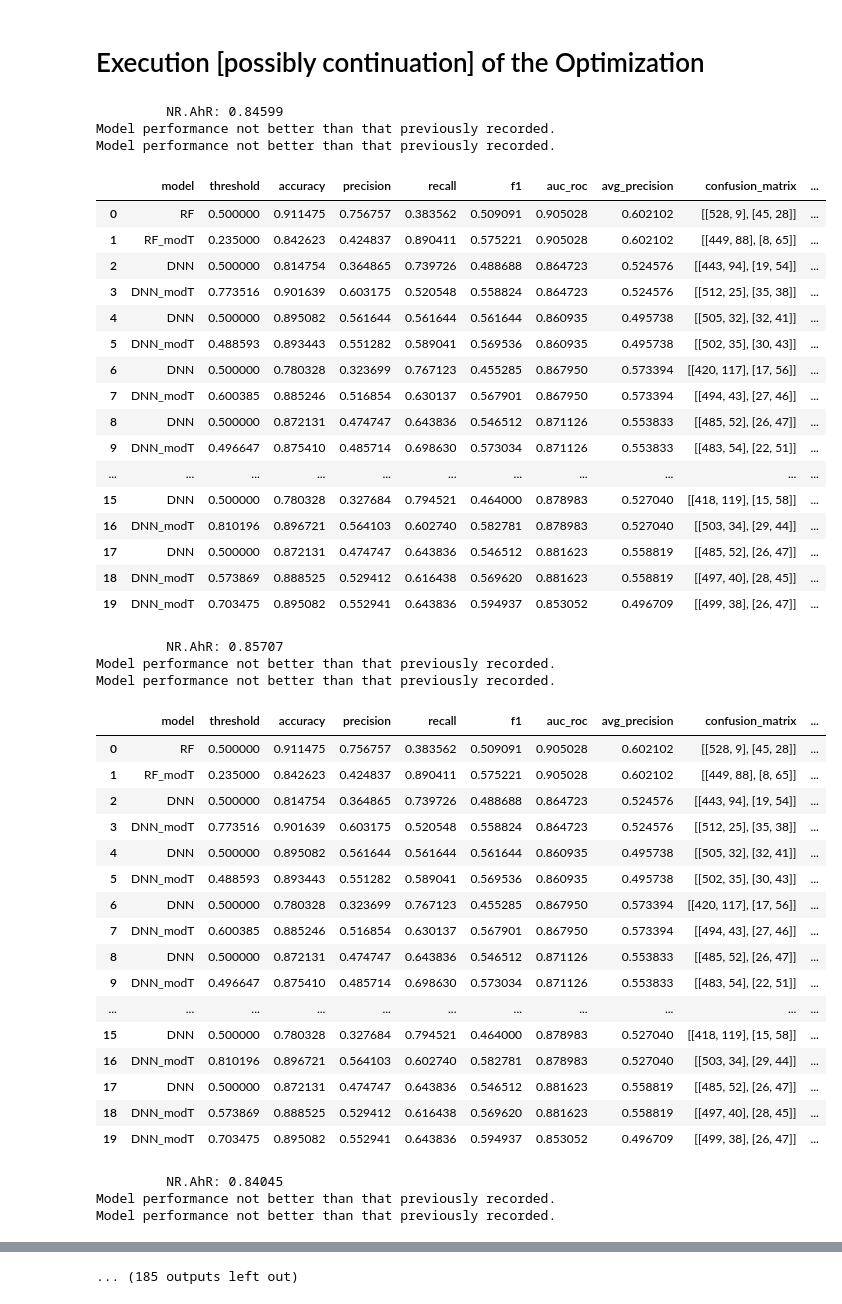
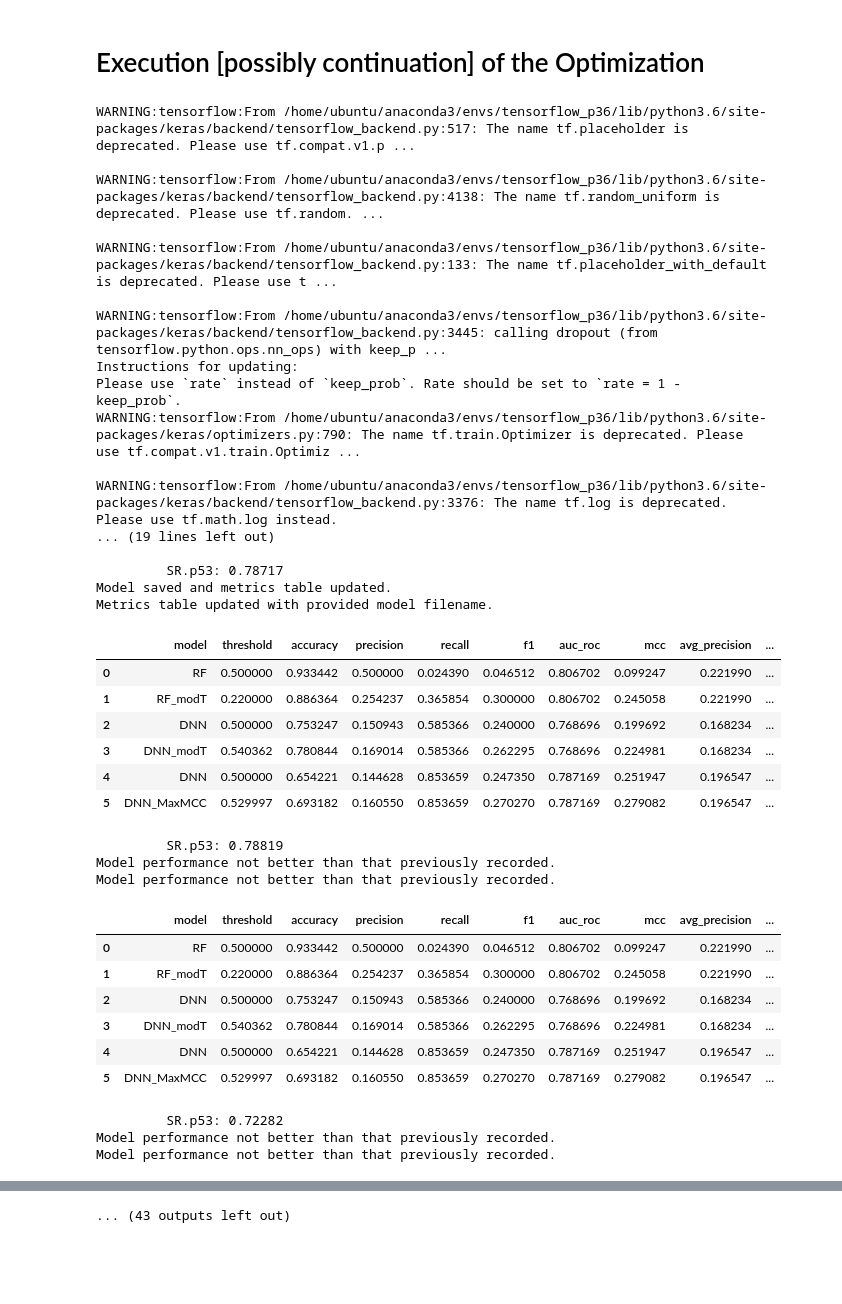
Before and after one commit to spdavern/metis_project5, a Jupyter notebook: bayesian_optimization_all_targets.ipynb, the cells around one changed output, grey strips where cells are left out. Saved outputs shown, nothing was run; the diff lists cells and outputs as text; code cells hidden in the pictures; blank space fills up the shorter version.

```diff
--- a/bayesian_optimization_all_targets.ipynb
+++ b/bayesian_optimization_all_targets.ipynb
@@ -105,8 +108,7 @@ def objective(params):
         x_resampled, y_resampled, batch_size=params['batch_size'], epochs=200,\
         validation_data=(x_val,y_val), verbose=0,
         callbacks=[
-            keras.callbacks.callbacks.CSVLogger(logfilename, separator=',', append=True),
-            keras.callbacks.callbacks.ProgbarLogger(count_mode='samples', stateful_metrics=None),
+            keras.callbacks.CSVLogger(logfilename, separator=',', append=True),
             keras.callbacks.EarlyStopping(patience=8,verbose=0,\
                                           restore_best_weights=True),
             keras.callbacks.ReduceLROnPlateau(factor=0.5,patience=3,verbose=0)
@@ -184,74 +186,68 @@ for target in y_tr.columns[::-1]:
         trials = Trials()
         ITERATION = 0
 
     # Set up Tracking File
     out_file = os.path.join(target_path,'tracking.csv')
     if os.path.exists(out_file) and Continue_Existing_Trials:
         print(out_file,' ready for continued tracking.')
     else:
         set_up_tracking_file(out_file)
 
     # Determine rows with available data
     rows_tr = np.isfinite(y_tr[target]).values
     rows_te = np.isfinite(y_te[target]).values
     x,y = x_tr[rows_tr], y_tr[target][rows_tr]
 
     # Address Class Imbalance
     x_train, x_val, y_train, y_val = train_test_split(x, y, stratify=y, \
                                                       test_size=0.2, random_state=42)
     ros = RandomOverSampler(random_state=0)
     x_resampled, y_resampled = ros.fit_sample(x_train,y_train)
 
     # Optimize
     best = fmin(fn= objective,
                 space= space,
                 algo= tpe.suggest,
                 max_evals = 250,
                 trials= trials)
     print('Best model:',best)
 
-    pickle.dump(trials, open(os.path.join(target_path,'trials.pkl')", "wb"))
+    pickle.dump(trials, open(os.path.join(target_path,'trials.pkl'), "wb"))
 # %% [output]
-         NR.AhR: 0.84599
-Model performance not better than that previously recorded.
-Model performance not better than that previously recorded.
+WARNING:tensorflow:From /home/ubuntu/anaconda3/envs/tensorflow_p36/lib/python3.6/site-packages/keras/backend/tensorflow_backend.py:517: The name tf.placeholder is deprecated. Please use tf.compat.v1.p ...
+
+WARNING:tensorflow:From /home/ubuntu/anaconda3/envs/tensorflow_p36/lib/python3.6/site-packages/keras/backend/tensorflow_backend.py:4138: The name tf.random_uniform is deprecated. Please use tf.random. ...
+
+WARNING:tensorflow:From /home/ubuntu/anaconda3/envs/tensorflow_p36/lib/python3.6/site-packages/keras/backend/tensorflow_backend.py:133: The name tf.placeholder_with_default is deprecated. Please use t ...
+
+WARNING:tensorflow:From /home/ubuntu/anaconda3/envs/tensorflow_p36/lib/python3.6/site-packages/keras/backend/tensorflow_backend.py:3445: calling dropout (from tensorflow.python.ops.nn_ops) with keep_p ...
+Instructions for updating:
+Please use `rate` instead of `keep_prob`. Rate should be set to `rate = 1 - keep_prob`.
+WARNING:tensorflow:From /home/ubuntu/anaconda3/envs/tensorflow_p36/lib/python3.6/site-packages/keras/optimizers.py:790: The name tf.train.Optimizer is deprecated. Please use tf.compat.v1.train.Optimiz ...
+
+WARNING:tensorflow:From /home/ubuntu/anaconda3/envs/tensorflow_p36/lib/python3.6/site-packages/keras/backend/tensorflow_backend.py:3376: The name tf.log is deprecated. Please use tf.math.log instead.
+... (19 lines left out)
+
+         SR.p53: 0.78717
+Model saved and metrics table updated.
+Metrics table updated with provided model filename.
-|  | model | threshold | accuracy | precision | recall | f1 | auc_roc | avg_precision | confusion_matrix | ... |
-| 0 | RF | 0.500000 | 0.911475 | 0.756757 | 0.383562 | 0.509091 | 0.905028 | 0.602102 | [[528, 9], [45, 28]] | ... |
-| 1 | RF_modT | 0.235000 | 0.842623 | 0.424837 | 0.890411 | 0.575221 | 0.905028 | 0.602102 | [[449, 88], [8, 65]] | ... |
-| 2 | DNN | 0.500000 | 0.814754 | 0.364865 | 0.739726 | 0.488688 | 0.864723 | 0.524576 | [[443, 94], [19, 54]] | ... |
-| 3 | DNN_modT | 0.773516 | 0.901639 | 0.603175 | 0.520548 | 0.558824 | 0.864723 | 0.524576 | [[512, 25], [35, 38]] | ... |
-| 4 | DNN | 0.500000 | 0.895082 | 0.561644 | 0.561644 | 0.561644 | 0.860935 | 0.495738 | [[505, 32], [32, 41]] | ... |
-| 5 | DNN_modT | 0.488593 | 0.893443 | 0.551282 | 0.589041 | 0.569536 | 0.860935 | 0.495738 | [[502, 35], [30, 43]] | ... |
-| 6 | DNN | 0.500000 | 0.780328 | 0.323699 | 0.767123 | 0.455285 | 0.867950 | 0.573394 | [[420, 117], [17, 56]] | ... |
-| 7 | DNN_modT | 0.600385 | 0.885246 | 0.516854 | 0.630137 | 0.567901 | 0.867950 | 0.573394 | [[494, 43], [27, 46]] | ... |
-| 8 | DNN | 0.500000 | 0.872131 | 0.474747 | 0.643836 | 0.546512 | 0.871126 | 0.553833 | [[485, 52], [26, 47]] | ... |
-| 9 | DNN_modT | 0.496647 | 0.875410 | 0.485714 | 0.698630 | 0.573034 | 0.871126 | 0.553833 | [[483, 54], [22, 51]] | ... |
-| ... | ... | ... | ... | ... | ... | ... | ... | ... | ... | ... |
-| 15 | DNN | 0.500000 | 0.780328 | 0.327684 | 0.794521 | 0.464000 | 0.878983 | 0.527040 | [[418, 119], [15, 58]] | ... |
-| 16 | DNN_modT | 0.810196 | 0.896721 | 0.564103 | 0.602740 | 0.582781 | 0.878983 | 0.527040 | [[503, 34], [29, 44]] | ... |
-| 17 | DNN | 0.500000 | 0.872131 | 0.474747 | 0.643836 | 0.546512 | 0.881623 | 0.558819 | [[485, 52], [26, 47]] | ... |
-| 18 | DNN_modT | 0.573869 | 0.888525 | 0.529412 | 0.616438 | 0.569620 | 0.881623 | 0.558819 | [[497, 40], [28, 45]] | ... |
-| 19 | DNN_modT | 0.703475 | 0.895082 | 0.552941 | 0.643836 | 0.594937 | 0.853052 | 0.496709 | [[499, 38], [26, 47]] | ... |
+|  | model | threshold | accuracy | precision | recall | f1 | auc_roc | mcc | avg_precision | ... |
+| 0 | RF | 0.500000 | 0.933442 | 0.500000 | 0.024390 | 0.046512 | 0.806702 | 0.099247 | 0.221990 | ... |
+| 1 | RF_modT | 0.220000 | 0.886364 | 0.254237 | 0.365854 | 0.300000 | 0.806702 | 0.245058 | 0.221990 | ... |
+| 2 | DNN | 0.500000 | 0.753247 | 0.150943 | 0.585366 | 0.240000 | 0.768696 | 0.199692 | 0.168234 | ... |
+| 3 | DNN_modT | 0.540362 | 0.780844 | 0.169014 | 0.585366 | 0.262295 | 0.768696 | 0.224981 | 0.168234 | ... |
+| 4 | DNN | 0.500000 | 0.654221 | 0.144628 | 0.853659 | 0.247350 | 0.787169 | 0.251947 | 0.196547 | ... |
+| 5 | DNN_MaxMCC | 0.529997 | 0.693182 | 0.160550 | 0.853659 | 0.270270 | 0.787169 | 0.279082 | 0.196547 | ... |
-         NR.AhR: 0.85707
+         SR.p53: 0.78819
 Model performance not better than that previously recorded.
 Model performance not better than that previously recorded.
-|  | model | threshold | accuracy | precision | recall | f1 | auc_roc | avg_precision | confusion_matrix | ... |
-| 0 | RF | 0.500000 | 0.911475 | 0.756757 | 0.383562 | 0.509091 | 0.905028 | 0.602102 | [[528, 9], [45, 28]] | ... |
-| 1 | RF_modT | 0.235000 | 0.842623 | 0.424837 | 0.890411 | 0.575221 | 0.905028 | 0.602102 | [[449, 88], [8, 65]] | ... |
-| 2 | DNN | 0.500000 | 0.814754 | 0.364865 | 0.739726 | 0.488688 | 0.864723 | 0.524576 | [[443, 94], [19, 54]] | ... |
-| 3 | DNN_modT | 0.773516 | 0.901639 | 0.603175 | 0.520548 | 0.558824 | 0.864723 | 0.524576 | [[512, 25], [35, 38]] | ... |
-| 4 | DNN | 0.500000 | 0.895082 | 0.561644 | 0.561644 | 0.561644 | 0.860935 | 0.495738 | [[505, 32], [32, 41]] | ... |
-| 5 | DNN_modT | 0.488593 | 0.893443 | 0.551282 | 0.589041 | 0.569536 | 0.860935 | 0.495738 | [[502, 35], [30, 43]] | ... |
-| 6 | DNN | 0.500000 | 0.780328 | 0.323699 | 0.767123 | 0.455285 | 0.867950 | 0.573394 | [[420, 117], [17, 56]] | ... |
-| 7 | DNN_modT | 0.600385 | 0.885246 | 0.516854 | 0.630137 | 0.567901 | 0.867950 | 0.573394 | [[494, 43], [27, 46]] | ... |
-| 8 | DNN | 0.500000 | 0.872131 | 0.474747 | 0.643836 | 0.546512 | 0.871126 | 0.553833 | [[485, 52], [26, 47]] | ... |
-| 9 | DNN_modT | 0.496647 | 0.875410 | 0.485714 | 0.698630 | 0.573034 | 0.871126 | 0.553833 | [[483, 54], [22, 51]] | ... |
-| ... | ... | ... | ... | ... | ... | ... | ... | ... | ... | ... |
-| 15 | DNN | 0.500000 | 0.780328 | 0.327684 | 0.794521 | 0.464000 | 0.878983 | 0.527040 | [[418, 119], [15, 58]] | ... |
-| 16 | DNN_modT | 0.810196 | 0.896721 | 0.564103 | 0.602740 | 0.582781 | 0.878983 | 0.527040 | [[503, 34], [29, 44]] | ... |
-| 17 | DNN | 0.500000 | 0.872131 | 0.474747 | 0.643836 | 0.546512 | 0.881623 | 0.558819 | [[485, 52], [26, 47]] | ... |
-| 18 | DNN_modT | 0.573869 | 0.888525 | 0.529412 | 0.616438 | 0.569620 | 0.881623 | 0.558819 | [[497, 40], [28, 45]] | ... |
-| 19 | DNN_modT | 0.703475 | 0.895082 | 0.552941 | 0.643836 | 0.594937 | 0.853052 | 0.496709 | [[499, 38], [26, 47]] | ... |
+|  | model | threshold | accuracy | precision | recall | f1 | auc_roc | mcc | avg_precision | ... |
+| 0 | RF | 0.500000 | 0.933442 | 0.500000 | 0.024390 | 0.046512 | 0.806702 | 0.099247 | 0.221990 | ... |
+| 1 | RF_modT | 0.220000 | 0.886364 | 0.254237 | 0.365854 | 0.300000 | 0.806702 | 0.245058 | 0.221990 | ... |
+| 2 | DNN | 0.500000 | 0.753247 | 0.150943 | 0.585366 | 0.240000 | 0.768696 | 0.199692 | 0.168234 | ... |
+| 3 | DNN_modT | 0.540362 | 0.780844 | 0.169014 | 0.585366 | 0.262295 | 0.768696 | 0.224981 | 0.168234 | ... |
+| 4 | DNN | 0.500000 | 0.654221 | 0.144628 | 0.853659 | 0.247350 | 0.787169 | 0.251947 | 0.196547 | ... |
+| 5 | DNN_MaxMCC | 0.529997 | 0.693182 | 0.160550 | 0.853659 | 0.270270 | 0.787169 | 0.279082 | 0.196547 | ... |
-         NR.AhR: 0.84045
+         SR.p53: 0.72282
 Model performance not better than that previously recorded.
 Model performance not better than that previously recorded.
@@ -335 +291 @@ Model performance not better than that previously recorded.
-... (185 outputs left out)
+... (43 outputs left out)
```
Also changed, not shown: parts of 2 cells of this notebook.
